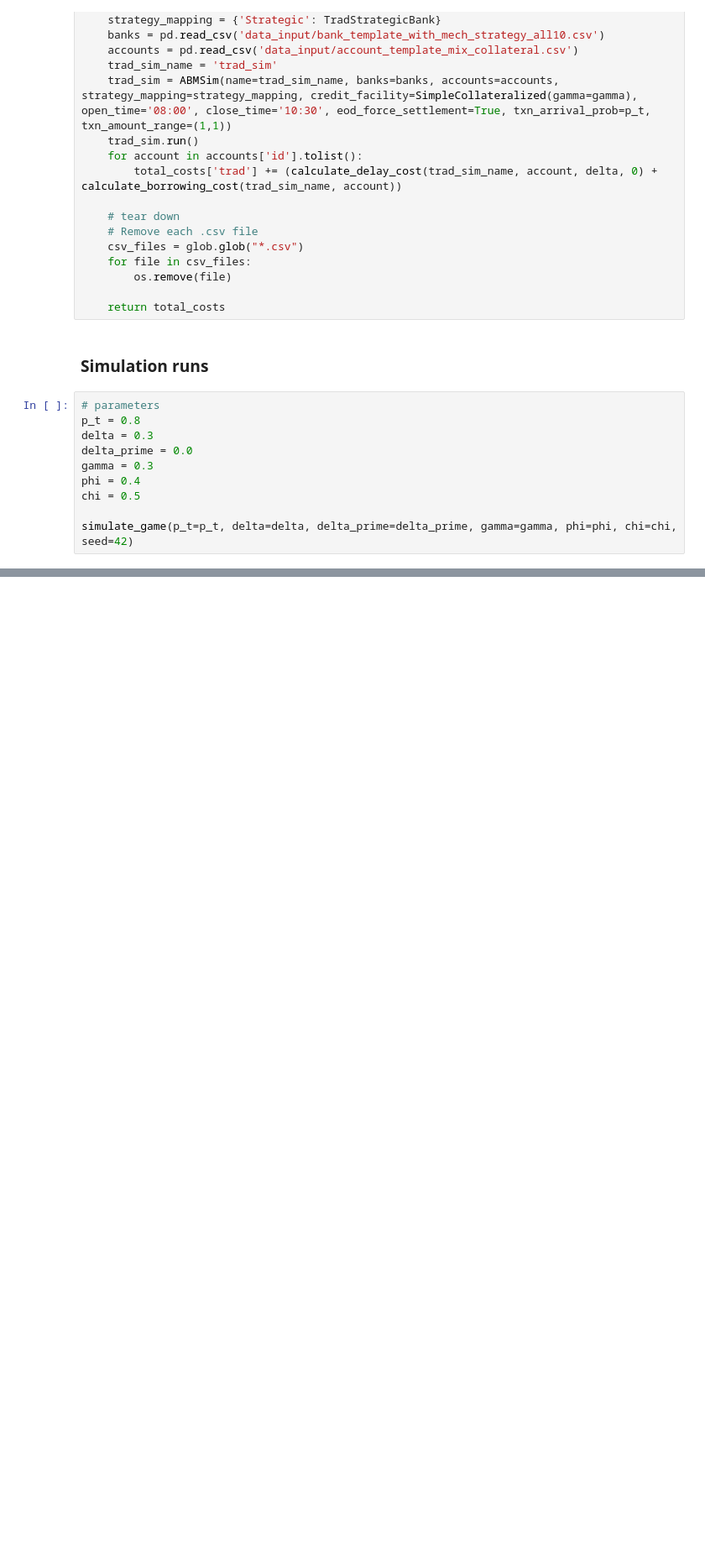
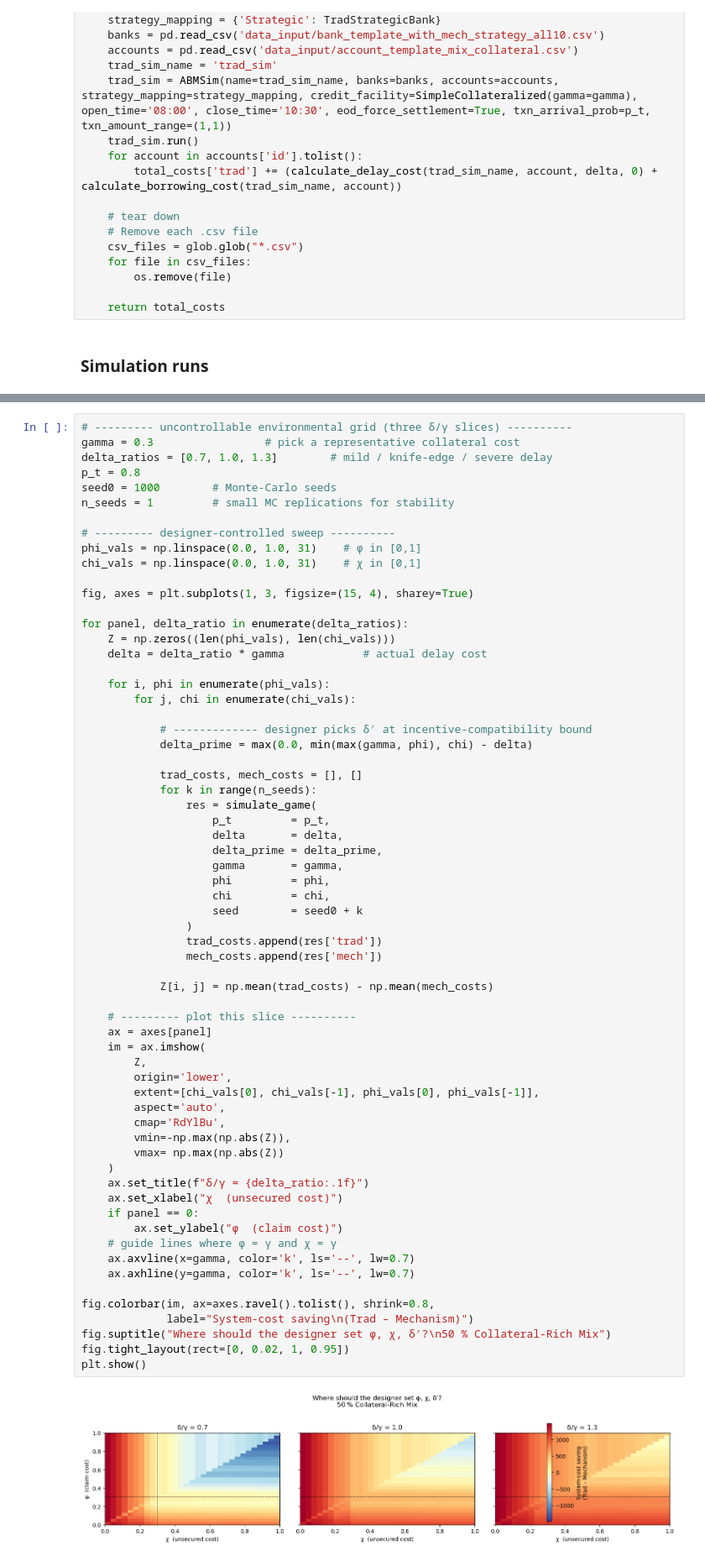
Before and after one commit to KennethSee/IntradayLiquidityGameSimulation, a Jupyter notebook: simulation_mechanism_vs_trad.ipynb, the cells around one changed output, grey strips where cells are left out. Shown at 84% size. Drawn from its saved outputs; the diff is of its cells as text; blank space fills up the shorter version.

Commit message:
plot heatamp

```diff
--- a/simulation_mechanism_vs_trad.ipynb
+++ b/simulation_mechanism_vs_trad.ipynb
@@ -445,13 +445,3 @@ def simulate_game(p_t: float, delta: float, gamma: float, delta_prime: float, ph
     return total_costs
 # %% [markdown]
 ### Simulation runs
-# %%
-# parameters
-p_t = 0.8
-delta = 0.3
-delta_prime = 0.0
-gamma = 0.3
-phi = 0.4
-chi = 0.5
-
-simulate_game(p_t=p_t, delta=delta, delta_prime=delta_prime, gamma=gamma, phi=phi, chi=chi, seed=42)
@@ -476,0 +448,66 @@ simulate_game(p_t=p_t, delta=delta, delta_prime=delta_prime, gamma=gamma, phi=ph
+# %%
+# --------- uncontrollable environmental grid (three δ/γ slices) ----------
+gamma = 0.3                 # pick a representative collateral cost
+delta_ratios = [0.7, 1.0, 1.3]        # mild / knife‑edge / severe delay
+p_t = 0.8
+seed0 = 1000        # Monte‑Carlo seeds
+n_seeds = 1         # small MC replications for stability
+
+# --------- designer‑controlled sweep ----------
+phi_vals = np.linspace(0.0, 1.0, 31)    # φ in [0,1]
+chi_vals = np.linspace(0.0, 1.0, 31)    # χ in [0,1]
+
+fig, axes = plt.subplots(1, 3, figsize=(15, 4), sharey=True)
+
+for panel, delta_ratio in enumerate(delta_ratios):
+    Z = np.zeros((len(phi_vals), len(chi_vals)))
+    delta = delta_ratio * gamma            # actual delay cost
+
+    for i, phi in enumerate(phi_vals):
+        for j, chi in enumerate(chi_vals):
+
+            # ------------- designer picks δ′ at incentive‑compatibility bound
+            delta_prime = max(0.0, min(max(gamma, phi), chi) - delta)
+
+            trad_costs, mech_costs = [], []
+            for k in range(n_seeds):
+                res = simulate_game(
+                    p_t         = p_t,
+                    delta       = delta,
+                    delta_prime = delta_prime,
+                    gamma       = gamma,
+                    phi         = phi,
+                    chi         = chi,
+                    seed        = seed0 + k
+                )
+                trad_costs.append(res['trad'])
+                mech_costs.append(res['mech'])
+
+            Z[i, j] = np.mean(trad_costs) - np.mean(mech_costs)
+
+    # --------- plot this slice ----------
+    ax = axes[panel]
+    im = ax.imshow(
+        Z,
+        origin='lower',
+        extent=[chi_vals[0], chi_vals[-1], phi_vals[0], phi_vals[-1]],
+        aspect='auto',
+        cmap='RdYlBu',
+        vmin=-np.max(np.abs(Z)),
+        vmax= np.max(np.abs(Z))
+    )
+    ax.set_title(f"δ/γ = {delta_ratio:.1f}")
+    ax.set_xlabel("χ  (unsecured cost)")
+    if panel == 0:
+        ax.set_ylabel("φ  (claim cost)")
+    # guide lines where φ = γ and χ = γ
+    ax.axvline(x=gamma, color='k', ls='--', lw=0.7)
+    ax.axhline(y=gamma, color='k', ls='--', lw=0.7)
+
+fig.colorbar(im, ax=axes.ravel().tolist(), shrink=0.8,
+             label="System‑cost saving\n(Trad – Mechanism)")
+fig.suptitle("Where should the designer set φ, χ, δ′?\n50 % Collateral‑Rich Mix")
+fig.tight_layout(rect=[0, 0.02, 1, 0.95])
+plt.show()
+# %% [output]
+[figure, added]
```
Also changed, not shown: parts of 1 cell of this notebook, 1 other file.
